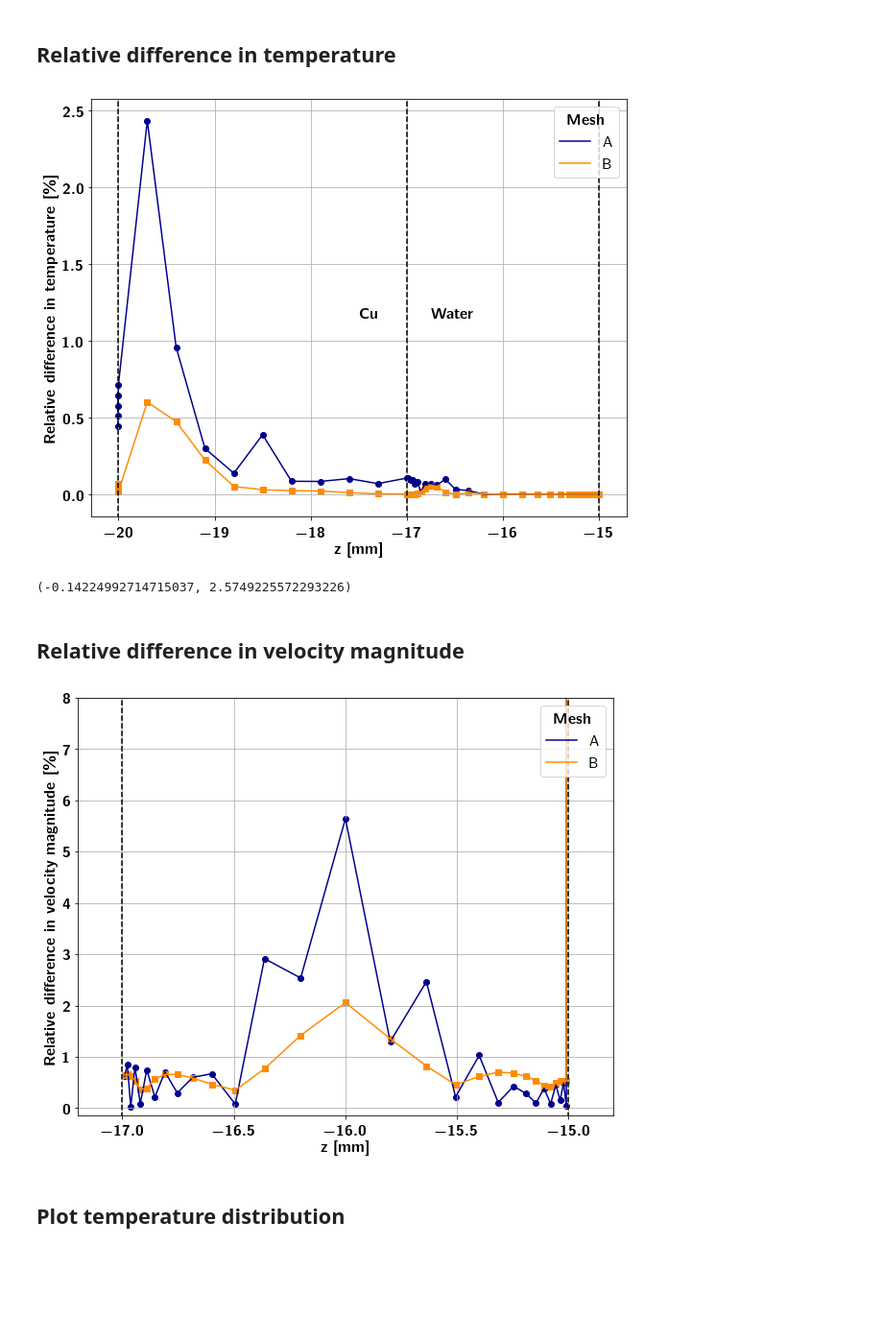
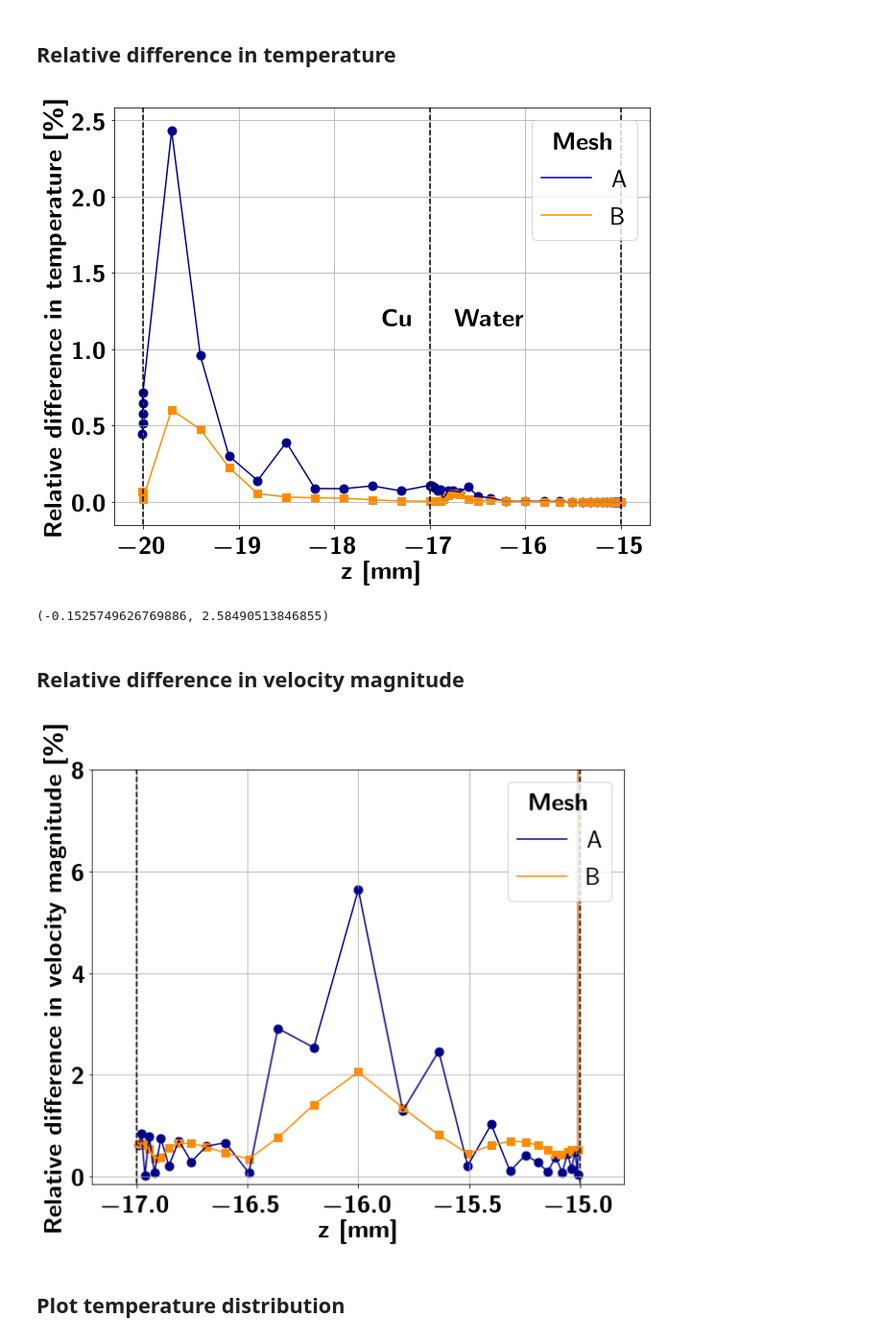
Before and after one commit to kromerh/phd_python, a Jupyter notebook: 03_COMSOL/01.cfd/01.cfd.01.MR.lam.mesh_refinement.ipynb, the cells around one changed output. Shown at 96% size. Saved outputs shown, nothing was run; the diff lists cells and outputs as text; code cells hidden in the pictures; blank space fills up the shorter version.

```diff
--- a/03_COMSOL/01.cfd/01.cfd.01.MR.lam.mesh_refinement.ipynb
+++ b/03_COMSOL/01.cfd/01.cfd.01.MR.lam.mesh_refinement.ipynb
@@ -106,8 +106,9 @@ T0 = ref_df['T'].values  # T of the finest mesh
 
 colors = ['darkblue', 'darkorange']
 markers = ['o', 's']
-fs = 16
-ls = 16
+fs = 16+10
+ls = 16+10
+msize = 80
 
 plt.figure(figsize=(10,8))
 for r, c, m, lbl  in zip(runs, colors, markers, mesh_cats):
@@ -124,7 +125,7 @@ for r, c, m, lbl  in zip(runs, colors, markers, mesh_cats):
 
     # plot
     plt.plot(z0, rel_diff_T, c=c, label=f'{lbl}')
-    plt.scatter(z0, rel_diff_T, c=c, marker=m)
+    plt.scatter(z0, rel_diff_T, c=c, marker=m, s=msize)
 
 ax = plt.gca()
 ylim = ax.get_ylim()
@@ -146,8 +147,8 @@ plt.savefig(f'{output_figures}/mesh_refinement_T.pdf', dpi=600)
 plt.show()
 print(ylim)
 # %% [output]
-[figure, old version]
+[figure, new version]
-(-0.14224992714715037, 2.5749225572293226)
+(-0.1525749626769886, 2.58490513846855)
 # %% [markdown]
 ## Relative difference in velocity magnitude
 # %%
@@ -159,8 +160,9 @@ U0 = ref_df['U'].values  # T of the finest mesh
 
 colors = ['darkblue', 'darkorange']
 markers = ['o', 's']
-fs = 16
-ls = 16
+fs = 16+10
+ls = 16+10
+msize = 80
 
 plt.figure(figsize=(10,8))
 for r, c, m, lbl  in zip(runs, colors, markers, mesh_cats):
@@ -170,35 +172,35 @@ for r, c, m, lbl  in zip(runs, colors, markers, mesh_cats):
     interpU = interpolate.interp1d(this_df['z'].values, this_df['U'].values, fill_value='extrapolate')
 
     # extract U at the positions of the finest mesh
     U = interpU(z0)
 
     # calculate difference in U
     rel_diff_U = 100.0*np.abs(U-U0)/U0
 
     # plot
     plt.plot(z0, rel_diff_U, c=c, label=f'{lbl}')
-    plt.scatter(z0, rel_diff_U, c=c, marker=m)
+    plt.scatter(z0, rel_diff_U, c=c, marker=m, s=msize)
 
 ax = plt.gca()
 ylim = ax.get_ylim()
 plt.plot([-17, -17], [-10, 10], color='black', linestyle='--')
 plt.plot([-20, -20], [-10, 10], color='black', linestyle='--')
 plt.plot([-15, -15], [-10, 10], color='black', linestyle='--')
 plt.ylim(-0.14, 8)
 plt.xlim(-17.2, -14.8)
 ax.tick_params(axis = 'both', which = 'major', labelsize = ls)
 
 plt.grid()
 plt.xlabel(r'\textbf{z [mm]}', fontsize=fs)
 plt.ylabel(r'\textbf{Relative difference in velocity magnitude [\%]}', fontsize=fs)
 legend = plt.legend(title=r'\textbf{Mesh}', fontsize=fs, loc='upper right')
 plt.setp(legend.get_title(),fontsize=fs)
 # plt.title('Mesh refinement')
 plt.savefig(f'{folder}/mesh_refinement_U.png', dpi=600)
 plt.savefig(f'{output_figures}/mesh_refinement_U.pdf', dpi=600)
 plt.show()
 # %% [output]
-[figure, old version]
+[figure, new version]
 # %% [markdown]
 ## Plot temperature distribution
 # %%
```
Also changed, not shown: parts of 2 cells of this notebook, 1 other file.
